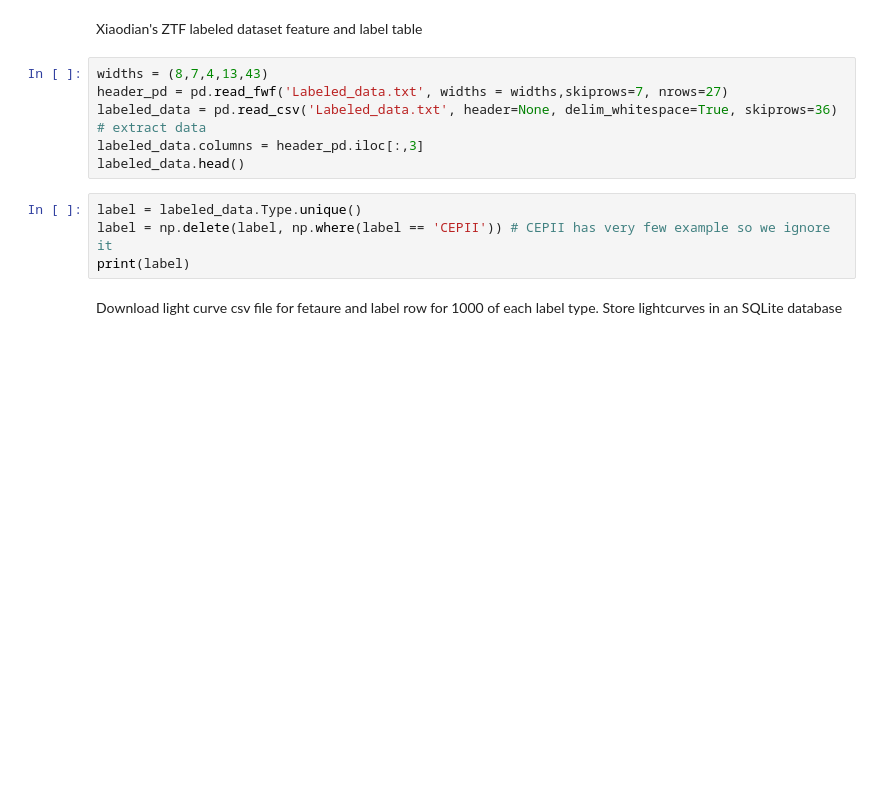
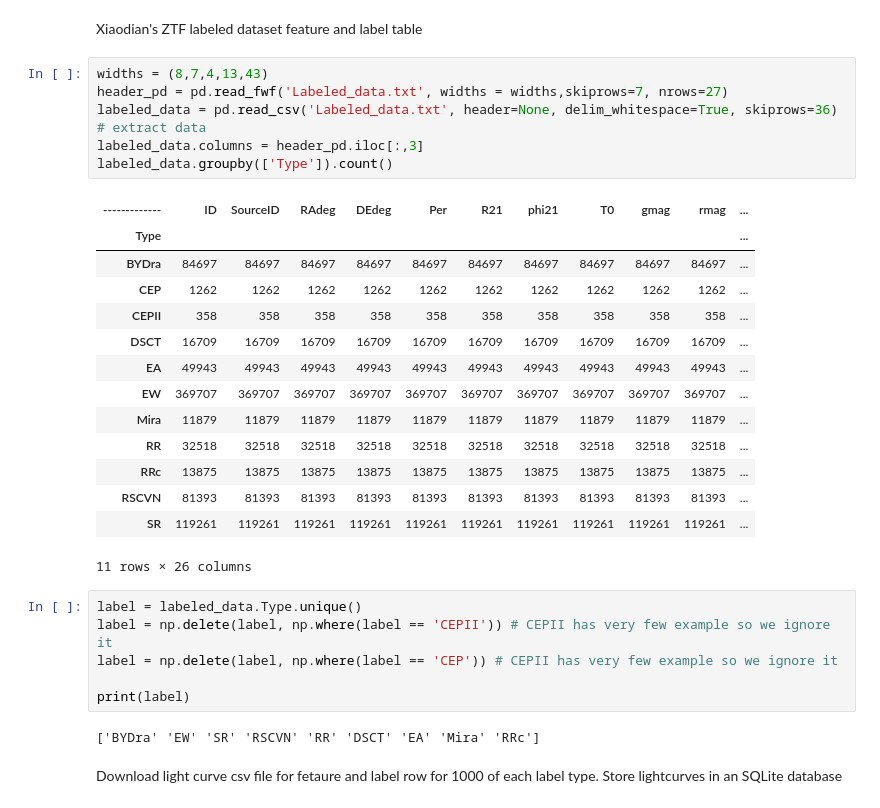
Before and after one commit to truptimr/UCSD-MLE-ZTF, a Jupyter notebook: Processed_LCs.ipynb, the cells around one changed output. Drawn from its saved outputs; the diff is of its cells as text; blank space fills up the shorter version.

```diff
--- a/Processed_LCs.ipynb
+++ b/Processed_LCs.ipynb
@@ -12,13 +12,32 @@ Xiaodian's ZTF labeled dataset feature and label table
 # %%
 widths = (8,7,4,13,43)
 header_pd = pd.read_fwf('Labeled_data.txt', widths = widths,skiprows=7, nrows=27)
 labeled_data = pd.read_csv('Labeled_data.txt', header=None, delim_whitespace=True, skiprows=36) # extract data
 labeled_data.columns = header_pd.iloc[:,3]
-labeled_data.head()
+labeled_data.groupby(['Type']).count()
+# %% [output]
+| ------------- | ID | SourceID | RAdeg | DEdeg | Per | R21 | phi21 | T0 | gmag | rmag | ... |
+| Type |  |  |  |  |  |  |  |  |  |  | ... |
+| BYDra | 84697 | 84697 | 84697 | 84697 | 84697 | 84697 | 84697 | 84697 | 84697 | 84697 | ... |
+| CEP | 1262 | 1262 | 1262 | 1262 | 1262 | 1262 | 1262 | 1262 | 1262 | 1262 | ... |
+| CEPII | 358 | 358 | 358 | 358 | 358 | 358 | 358 | 358 | 358 | 358 | ... |
+| DSCT | 16709 | 16709 | 16709 | 16709 | 16709 | 16709 | 16709 | 16709 | 16709 | 16709 | ... |
+| EA | 49943 | 49943 | 49943 | 49943 | 49943 | 49943 | 49943 | 49943 | 49943 | 49943 | ... |
+| EW | 369707 | 369707 | 369707 | 369707 | 369707 | 369707 | 369707 | 369707 | 369707 | 369707 | ... |
+| Mira | 11879 | 11879 | 11879 | 11879 | 11879 | 11879 | 11879 | 11879 | 11879 | 11879 | ... |
+| RR | 32518 | 32518 | 32518 | 32518 | 32518 | 32518 | 32518 | 32518 | 32518 | 32518 | ... |
+| RRc | 13875 | 13875 | 13875 | 13875 | 13875 | 13875 | 13875 | 13875 | 13875 | 13875 | ... |
+| RSCVN | 81393 | 81393 | 81393 | 81393 | 81393 | 81393 | 81393 | 81393 | 81393 | 81393 | ... |
+| SR | 119261 | 119261 | 119261 | 119261 | 119261 | 119261 | 119261 | 119261 | 119261 | 119261 | ... |
+11 rows × 26 columns
 # %%
 label = labeled_data.Type.unique()
 label = np.delete(label, np.where(label == 'CEPII')) # CEPII has very few example so we ignore it
+label = np.delete(label, np.where(label == 'CEP')) # CEPII has very few example so we ignore it
+
 print(label)
+# %% [output]
+['BYDra' 'EW' 'SR' 'RSCVN' 'RR' 'DSCT' 'EA' 'Mira' 'RRc']
 # %% [markdown]
 Download light curve csv file for fetaure and label row for 1000 of each label type. Store lightcurves in an SQLite database
 # %%
```
Also changed, not shown: parts of 1 cell of this notebook, 1 other file.
